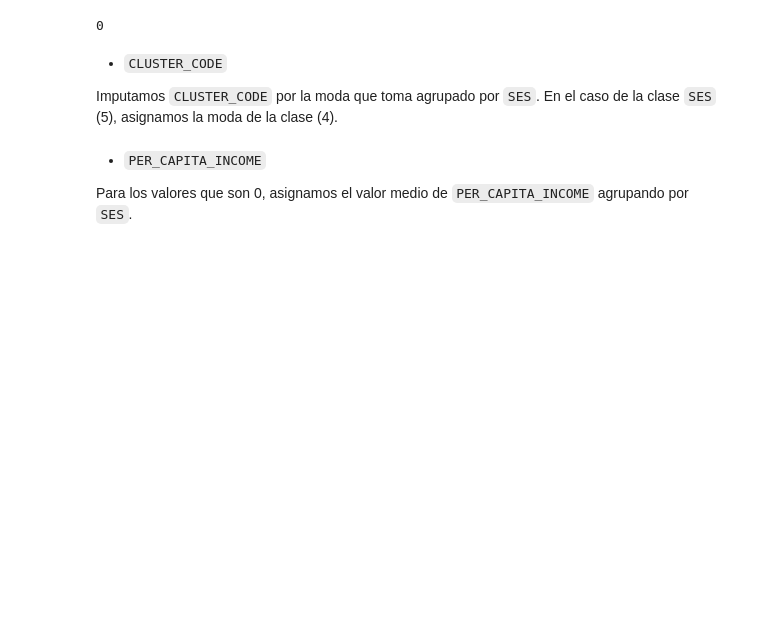
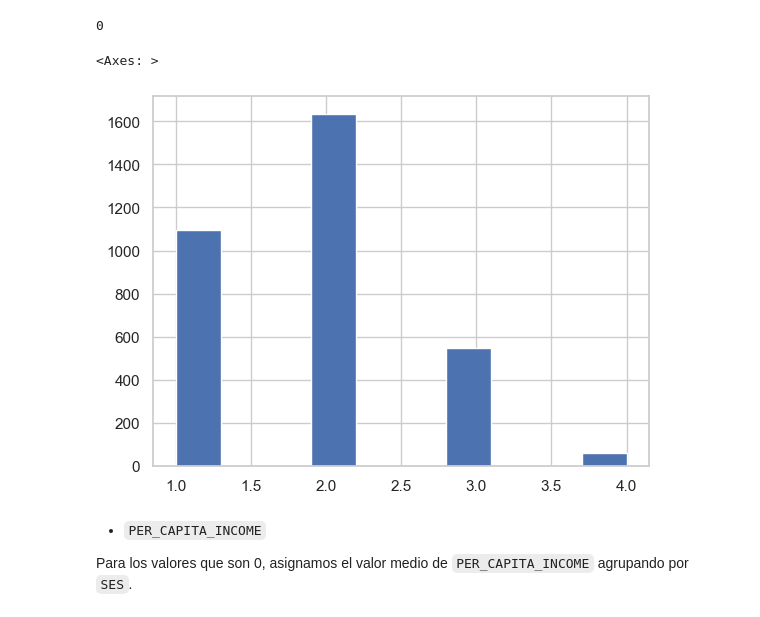
Before and after one commit to sofiamacein/MDAT, a Jupyter notebook: Donativos_EDA.ipynb, the cells around one changed output. Drawn from its saved outputs; the diff is of its cells as text; code cells hidden in the pictures; blank space fills up the shorter version.

```diff
--- a/Donativos_EDA.ipynb
+++ b/Donativos_EDA.ipynb
@@ -331,7 +401,7 @@ limses2 = medianas_por_ses[2]
 limses3 = medianas_por_ses[3]
 limses4 = medianas_por_ses[4]
 
-demograficos.loc[demograficos['SES'].isna() & (demograficos['MEDIAN_HOUSEHOLD_INCOME'] < limses4), 'SES'] = 5
+demograficos.loc[demograficos['SES'].isna() & (demograficos['MEDIAN_HOUSEHOLD_INCOME'] < limses4), 'SES'] = 4
 demograficos.loc[demograficos['SES'].isna() & (demograficos['MEDIAN_HOUSEHOLD_INCOME'] >= limses4) & (demograficos['MEDIAN_HOUSEHOLD_INCOME'] < limses3), 'SES'] = 4
 demograficos.loc[demograficos['SES'].isna() & (demograficos['MEDIAN_HOUSEHOLD_INCOME'] >= limses3) & (demograficos['MEDIAN_HOUSEHOLD_INCOME'] < limses2), 'SES'] = 3
 demograficos.loc[demograficos['SES'].isna() & (demograficos['MEDIAN_HOUSEHOLD_INCOME'] >= limses2) & (demograficos['MEDIAN_HOUSEHOLD_INCOME'] < limses1), 'SES'] = 2
@@ -345,7 +415,3 @@ print(demograficos['SES'].isnull().sum())
 # Cambiamos por la variable imputda
 df.drop('SES', axis = 1, inplace = True)
 df['SES'] = demograficos['SES']
-# %% [markdown]
-* `CLUSTER_CODE`
-
-Imputamos `CLUSTER_CODE` por la moda que toma agrupado por `SES`. En el caso de la clase `SES` (5), asignamos la moda de la clase (4).
@@ -358,7 +418,9 @@ demograficos['CLUSTER_CODE'].fillna(10, inplace=True)
-# %%
-# Cambiamos por la variable imputda
-df.drop('CLUSTER_CODE', axis = 1, inplace = True)
-df['CLUSTER_CODE'] = demograficos['CLUSTER_CODE']
+# %%
+# Comprobamos que no haya cambiado la distribucion
+df[df['TARGET_B']==1]['SES'].hist()
+# %% [output]
+<Axes: >
+[figure, added]
 # %% [markdown]
 * `PER_CAPITA_INCOME`
 
```
Also changed, not shown: parts of 30 cells of this notebook.
